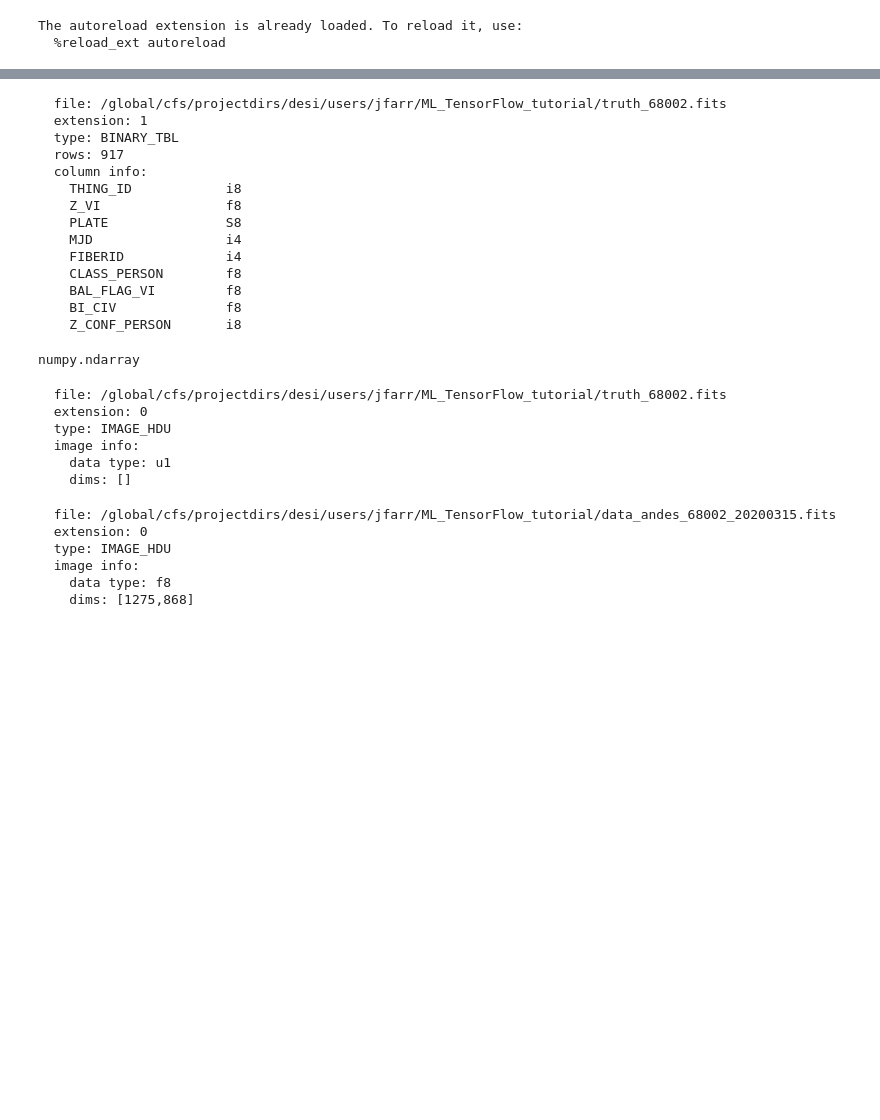
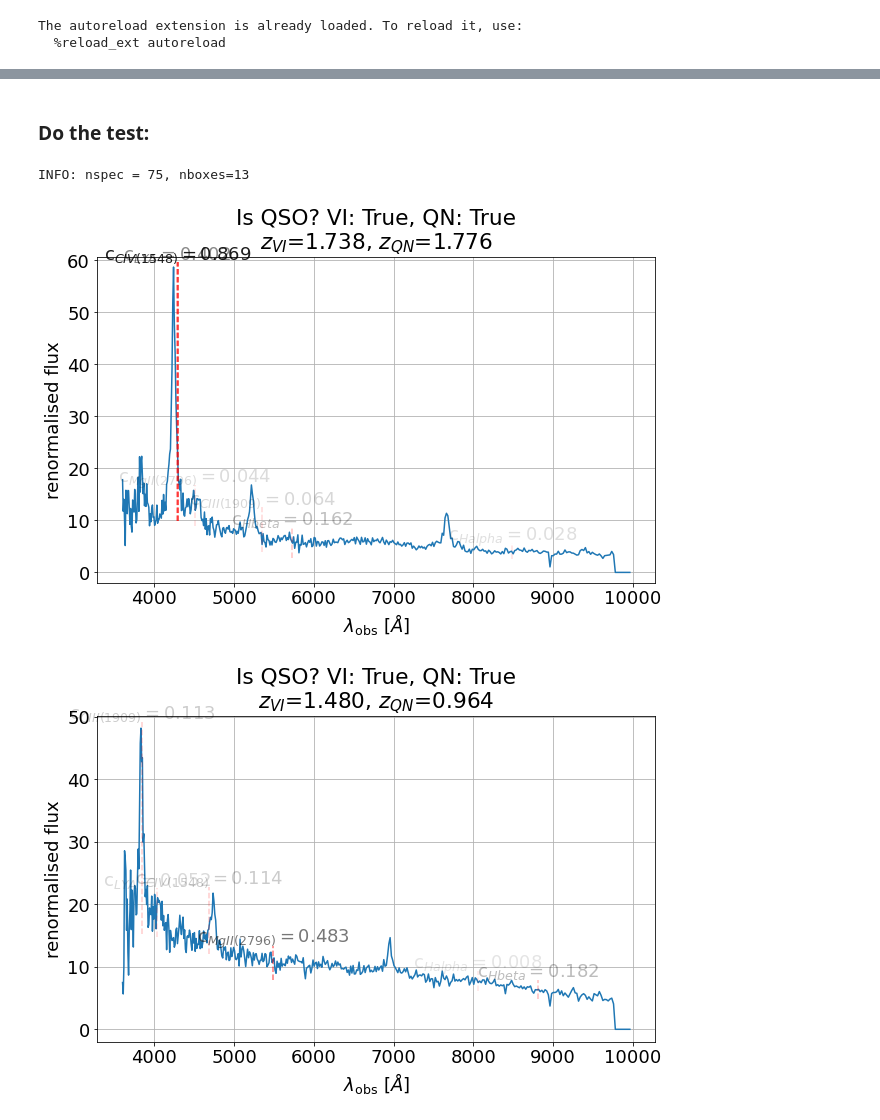
Before and after one commit to moonlovist/DESI_Machine_Learning, a Jupyter notebook: QuasarNET_desi.ipynb, the cells around one changed output, grey strips where cells are left out. Drawn from its saved outputs; the diff is of its cells as text; code cells hidden in the pictures; blank space fills up the shorter version.

```diff
--- a/QuasarNET_desi.ipynb
+++ b/QuasarNET_desi.ipynb
@@ -126,21 +379,3 @@ finish searching for 200 targets, with 21 targets found
-# %%
-DESI_quasar = fitsio.FITS('/global/cfs/projectdirs/desi/users/jfarr/ML_TensorFlow_tutorial/truth_68002.fits',vstorage='object')
-DESI_quasar[1]
-# %% [output]
-  file: /global/cfs/projectdirs/desi/users/jfarr/ML_TensorFlow_tutorial/truth_68002.fits
-  extension: 1
-  type: BINARY_TBL
-  rows: 917
-  column info:
-    THING_ID            i8
-    Z_VI                f8
-    PLATE               S8
-    MJD                 i4
-    FIBERID             i4
-    CLASS_PERSON        f8
-    BAL_FLAG_VI         f8
-    BI_CIV              f8
-    Z_CONF_PERSON       i8
 # %%
 from astropy.io import fits
 from astropy.io.fits import Column
@@ -151,33 +386,29 @@ a3 = Column(name='MJD', format='1D', array=data_desi['mjd_desi'])
 a4 = Column(name='FIBERID', format='1K', array=data_desi['fib_desi'])
 a5 = Column(name='tileID', format='1K', array=data_desi['tileID_desi'])
 a6 = Column(name='NIGHT', format='1K', array=data_desi['NIGHT_desi'])
-data = np.array(data_desi['flux']).reshape(len(data_desi['flux']),-1)
+a7 = Column(name='classification', format='5K', array=data_desi['classification'])
+data = np.array(data_desi['flux_post']).reshape(len(data_desi['flux_post']),-1)
 hdr = fits.Header()
 primary_hdu = fits.PrimaryHDU(data,header=hdr)
-hdu = fits.BinTableHDU.from_columns([a1, a2, a3, a4, a5, a6])
+hdu = fits.BinTableHDU.from_columns([a1, a2, a3, a4, a5, a6, a7])
 thdulist = fits.HDUList([primary_hdu,hdu])
 thdulist.writeto('/global/homes/t/tanting/Machine_Learning_quasar/QuasarNET/desi_catalogue.fits',overwrite=True)
+
+desi_quasar_data = fitsio.FITS('/global/homes/t/tanting/Machine_Learning_quasar/QuasarNET/desi_catalogue.fits',vstorage='object')
+X_desi = desi_quasar_data[0][:,:]
+Y_desi = desi_quasar_data[1]['classification'][:]
+z_desi = desi_quasar_data[1]['Z_VI'][:]
-# %%
-test = fitsio.FITS('/global/homes/t/tanting/Machine_Learning_quasar/QuasarNET/desi_catalogue.fits',vstorage='object')
-# %% [output]
-numpy.ndarray
-# %%
-DESI_quasar = fitsio.FITS('/global/cfs/projectdirs/desi/users/jfarr/ML_TensorFlow_tutorial/truth_68002.fits',vstorage='object')
-DESI_quasar[0]
-# %% [output]
-  file: /global/cfs/projectdirs/desi/users/jfarr/ML_TensorFlow_tutorial/truth_68002.fits
-  extension: 0
-  type: IMAGE_HDU
-  image info:
-    data type: u1
-    dims: []
-# %%
-DESI_quasar = fitsio.FITS('/global/cfs/projectdirs/desi/users/jfarr/ML_TensorFlow_tutorial/data_andes_68002_20200315.fits',vstorage='object')
-DESI_quasar[0]
-# %% [output]
-  file: /global/cfs/projectdirs/desi/users/jfarr/ML_TensorFlow_tutorial/data_andes_68002_20200315.fits
-  extension: 0
-  type: IMAGE_HDU
-  image info:
-    data type: f8
-    dims: [1275,868]
+# %% [markdown]
+### Do the test:
+# %%
+p = model.predict(X_desi[:,:,None])
+c_line, z_line, zbest, c_line_bal, z_line_bal = process_preds(p, lines, lines_bal)
+
+ndetect = 1
+c_th = 0.5
+for num in range(10):
+    plot_spectrum(num,X_desi,c_line,z_line,zbest,Y_desi,z_desi,c_th=c_th,ndetect=ndetect)
+# %% [output]
+INFO: nspec = 75, nboxes=13
+[figure, added]
+[figure, added]
```
Also changed, not shown: parts of 47 cells of this notebook.
